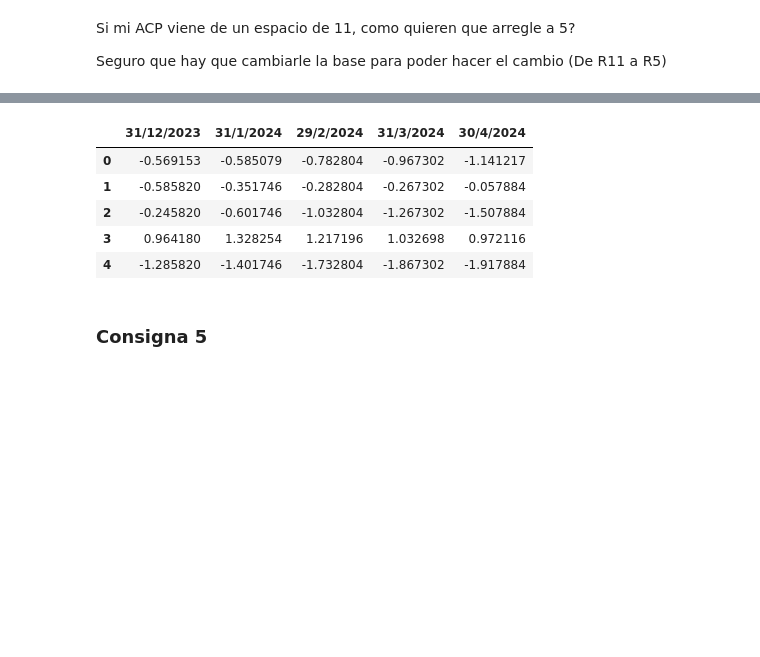
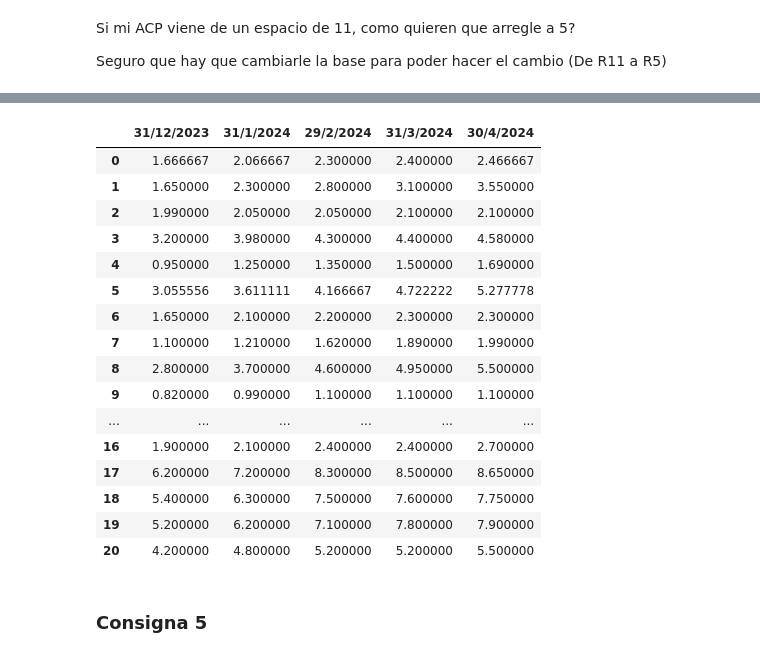
Before and after one commit to iggallardo-uba/ALC-TP2, a Jupyter notebook: Grupo-GR18.ipynb, the cells around one changed output, grey strips where cells are left out. Saved outputs shown, nothing was run; the diff lists cells and outputs as text; code cells hidden in the pictures; blank space fills up the shorter version.

```diff
--- a/Grupo-GR18.ipynb
+++ b/Grupo-GR18.ipynb
@@ -277,19 +308,28 @@ consumidores_clean.head()
 # %%
 consumidores_gramo = pd.DataFrame()
 
 for i in range(0, len(consumidores_clean)):
     consumidores_gramo = consumidores_gramo._append(consumidores_clean.iloc[i].div(consumidores["Cantidad"].iloc[i]), ignore_index = True)
 
-consumidores_gramo = consumidores_gramo - consumidores_gramo.mean()
-
-consumidores_gramo.head()
+consumidores_gramo
 # %% [output]
 |  | 31/12/2023 | 31/1/2024 | 29/2/2024 | 31/3/2024 | 30/4/2024 |
-| 0 | -0.569153 | -0.585079 | -0.782804 | -0.967302 | -1.141217 |
-| 1 | -0.585820 | -0.351746 | -0.282804 | -0.267302 | -0.057884 |
-| 2 | -0.245820 | -0.601746 | -1.032804 | -1.267302 | -1.507884 |
-| 3 | 0.964180 | 1.328254 | 1.217196 | 1.032698 | 0.972116 |
-| 4 | -1.285820 | -1.401746 | -1.732804 | -1.867302 | -1.917884 |
+| 0 | 1.666667 | 2.066667 | 2.300000 | 2.400000 | 2.466667 |
+| 1 | 1.650000 | 2.300000 | 2.800000 | 3.100000 | 3.550000 |
+| 2 | 1.990000 | 2.050000 | 2.050000 | 2.100000 | 2.100000 |
+| 3 | 3.200000 | 3.980000 | 4.300000 | 4.400000 | 4.580000 |
+| 4 | 0.950000 | 1.250000 | 1.350000 | 1.500000 | 1.690000 |
+| 5 | 3.055556 | 3.611111 | 4.166667 | 4.722222 | 5.277778 |
+| 6 | 1.650000 | 2.100000 | 2.200000 | 2.300000 | 2.300000 |
+| 7 | 1.100000 | 1.210000 | 1.620000 | 1.890000 | 1.990000 |
+| 8 | 2.800000 | 3.700000 | 4.600000 | 4.950000 | 5.500000 |
+| 9 | 0.820000 | 0.990000 | 1.100000 | 1.100000 | 1.100000 |
+| ... | ... | ... | ... | ... | ... |
+| 16 | 1.900000 | 2.100000 | 2.400000 | 2.400000 | 2.700000 |
+| 17 | 6.200000 | 7.200000 | 8.300000 | 8.500000 | 8.650000 |
+| 18 | 5.400000 | 6.300000 | 7.500000 | 7.600000 | 7.750000 |
+| 19 | 5.200000 | 6.200000 | 7.100000 | 7.800000 | 7.900000 |
+| 20 | 4.200000 | 4.800000 | 5.200000 | 5.200000 | 5.500000 |
 # %% [markdown]
 ### Consigna 5
 # %% [markdown]
```
Also changed, not shown: parts of 5 cells of this notebook, 1 other file.
